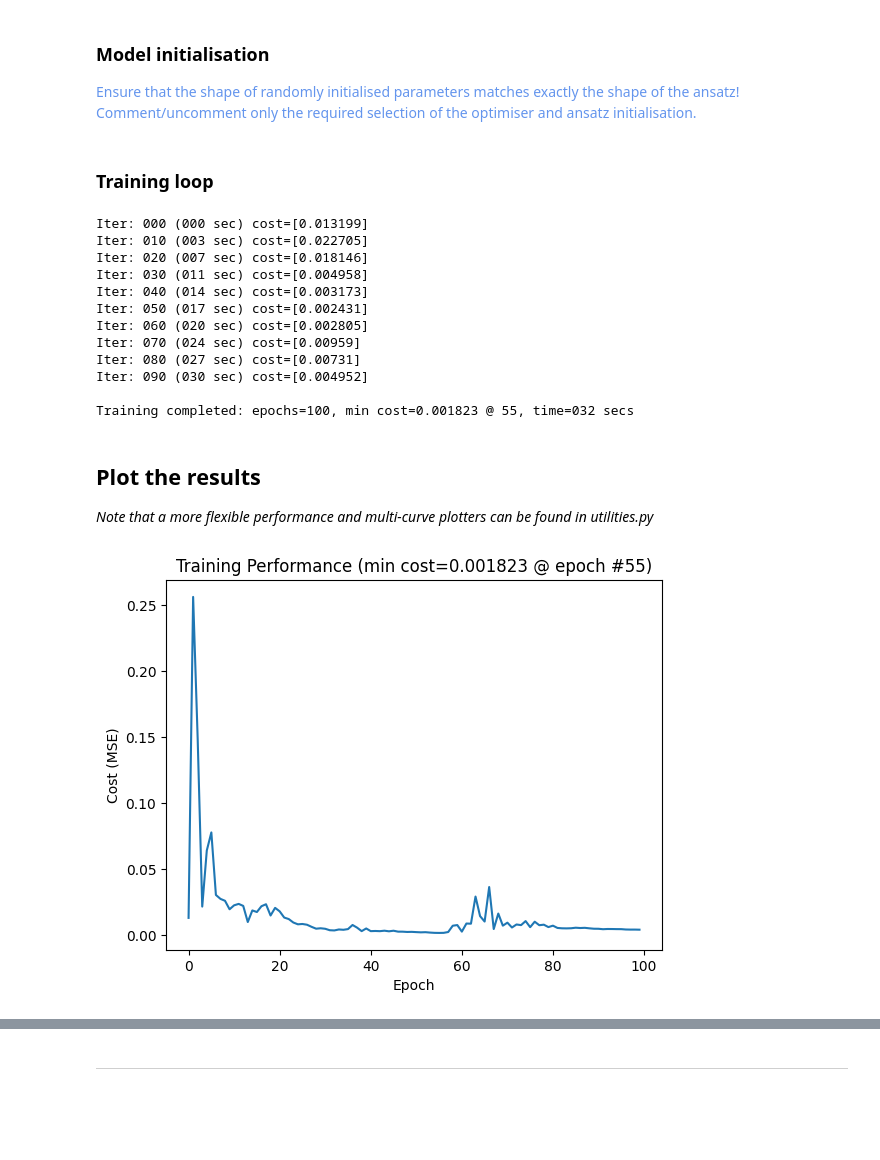
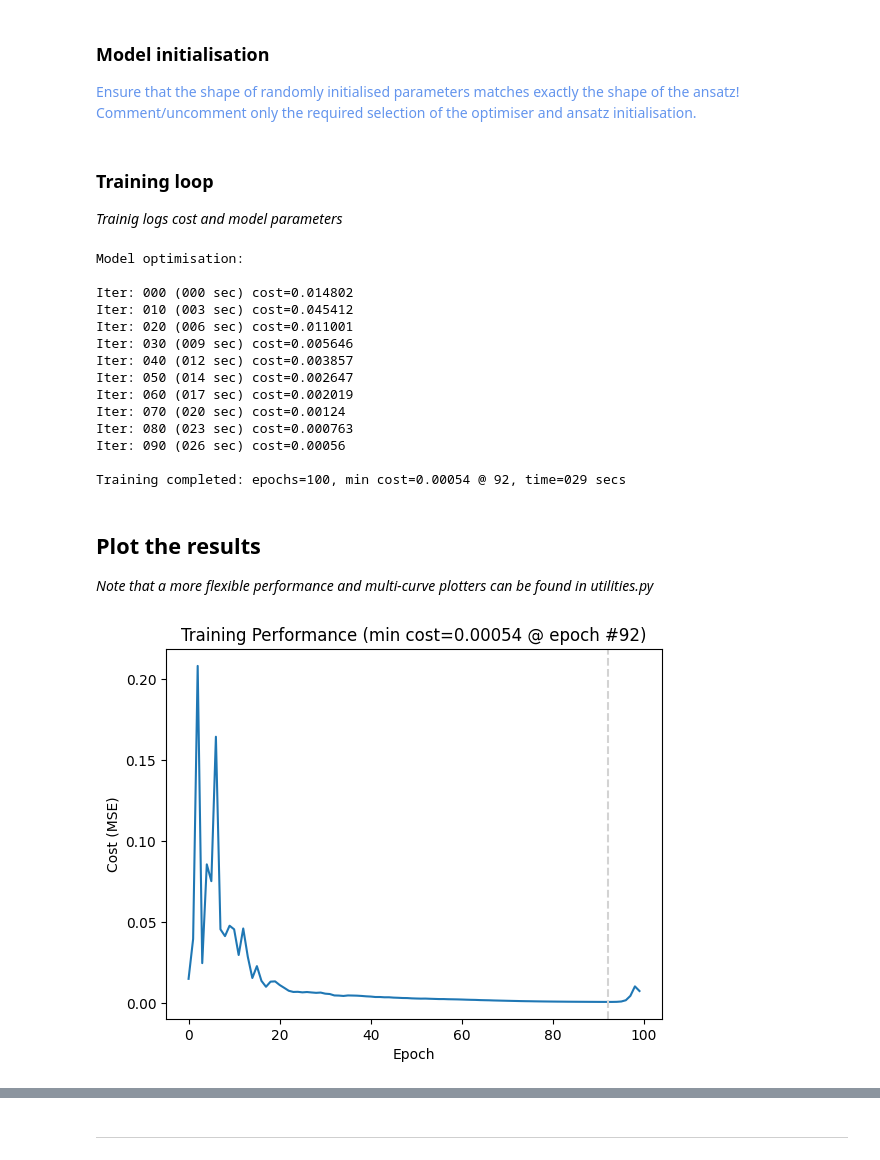
Before and after one commit to ironfrown/pennylane_intro_hands_on, a Jupyter notebook: notebooks/s01_simple_model_v3_6D_demo_09_Secret.ipynb, the cells around one changed output, grey strips where cells are left out. Drawn from its saved outputs; the diff is of its cells as text; code cells hidden in the pictures; blank space fills up the shorter version.

```diff
--- a/notebooks/s01_simple_model_v3_6D_demo_09_Secret.ipynb
+++ b/notebooks/s01_simple_model_v3_6D_demo_09_Secret.ipynb
@@ -146,20 +170,21 @@ In this context, <strong><em>mse_cost</em></strong> is used as an <strong><em>ob
 Also note that for the model training purposes, <em>mse_cost</em> defined here cannot be replaced by sklearn <em>mean_squared_error</em>,<br>
 as it does not understand gradients. When we switch to PyTorch, we will use its full suite of gradient-aware loss/cost functions.</font>
 # %%
-### Our own gradient-friendly cost function
+### Our own gradient-friendly loss function
 def mse_cost(targets, predictions):
     cost = 0
     for l, p in zip(targets, predictions):
-        loss = (l - p) ** 2
-        cost = cost + loss
+        cost = cost + (l - p) ** 2
     cost = cost / len(targets)
     return cost
 
-### Cost calculated with a parametrised model
-#   (here used via a global name)
-def cost_fun(params, inputs, targets):
-    preds = [qnn_model(params, x) for x in inputs]
-    return mse_cost(targets, preds)
+### The cost function generator
+def cost_fun_gen(model, cost_fun):
+    def _cost_fun(params, inputs, targets):
+        nonlocal model, cost_fun
+        preds = [model(params, x) for x in inputs]
+        return cost_fun(targets, preds)
+    return _cost_fun
 # %% [markdown]
 ## Model visualisation
 # %%
@@ -178,8 +201,13 @@ StronglyEntanglingLayers shape: (4, 4, 3)
 np.random.seed(seed)
 
 ### Uncomment only the initialisation matching the ansatz (or else you'll get an error)
-# test_params = np.random.uniform(high=np.pi, size=(n_layers, n_qubits), requires_grad=True)
-test_params = np.random.uniform(high=np.pi, size=(n_layers, n_qubits, 3), requires_grad=True)
+qnn_shape = qnn_model_shape(n_wires, n_layers=n_layers, basic=basic_ent)
+test_params = np.random.uniform(high=np.pi, size=qnn_shape, requires_grad=True)*weight_scaler
 test_data = X[0]
+
+### Create a model
+qnn_model_fun = qnn_model_gen(n_wires, basic=basic_ent)
+qnn_model = qml.QNode(qnn_model_fun, device=dev, shots=shots,
+                      diff_method=diff_method, interface=interface)
 qnn_model(test_params, test_data)
 # %% [output]
@@ -213,23 +230,28 @@ Comment/uncomment only the required selection of the optimiser and ansatz initia
 # %%
 ### For reproducibility
 np.random.seed(seed)
+
+### Select cost function
+cost_fun = cost_fun_gen(qnn_model, mse_cost)
 
 ### Select one of many optimisers built into PennyLane
 opt = qml.AdamOptimizer(stepsize=0.5)
 
 ### Select the random initial parameters to match the ansatz shape
-# init_params = np.random.uniform(high=np.pi*0.1, size=(n_layers, n_qubits), requires_grad=True)
-init_params = np.random.uniform(high=np.pi*0.1, size=(n_layers, n_qubits, 3), requires_grad=True)
+init_params = np.random.uniform(high=np.pi*weight_scaler, size=qnn_shape, requires_grad=True)
 # %% [markdown]
 ### Training loop
+*Trainig logs cost and model parameters*
 # %%
 ### For reproducibility
 np.random.seed(seed)
 
 ### Prepare training
 hist_cost = []
+hist_params = []
 prompt_fract = 0.1
 params = copy.deepcopy(init_params)
+print('\nModel optimisation:\n')
 
 ### Training loop
 start_time = time.time()
@@ -237,36 +259,41 @@ for iter in range(epochs):
     params, cost = opt.step_and_cost(lambda p: cost_fun(p, X, y), params)
     elapsed_time = time.time()-start_time
     hist_cost.append(cost.item())
+    hist_params.append(params)
     if (prompt_fract == 0) or (iter % int(prompt_fract*epochs) == 0):
         print(f'Iter: {iter:03d} ({int(elapsed_time):03d} sec) cost={np.round(cost.numpy(), 6)}')
 
 ### Print the training summary
 min_cost = np.min(hist_cost)
 min_iter = np.argmin(hist_cost)
+opt_params = hist_params[min_iter]
 print(f'\nTraining completed: epochs={epochs}, min cost={np.round(min_cost, 6)} @ {min_iter}, time={int(elapsed_time):03d} secs\n')
 # %% [output]
-Iter: 000 (000 sec) cost=[0.013199]
-Iter: 010 (003 sec) cost=[0.022705]
-Iter: 020 (007 sec) cost=[0.018146]
-Iter: 030 (011 sec) cost=[0.004958]
-Iter: 040 (014 sec) cost=[0.003173]
-Iter: 050 (017 sec) cost=[0.002431]
-Iter: 060 (020 sec) cost=[0.002805]
-Iter: 070 (024 sec) cost=[0.00959]
-Iter: 080 (027 sec) cost=[0.00731]
-Iter: 090 (030 sec) cost=[0.004952]
+Model optimisation:
 
-Training completed: epochs=100, min cost=0.001823 @ 55, time=032 secs
+Iter: 000 (000 sec) cost=0.014802
+Iter: 010 (003 sec) cost=0.045412
+Iter: 020 (006 sec) cost=0.011001
+Iter: 030 (009 sec) cost=0.005646
+Iter: 040 (012 sec) cost=0.003857
+Iter: 050 (014 sec) cost=0.002647
+Iter: 060 (017 sec) cost=0.002019
+Iter: 070 (020 sec) cost=0.00124
+Iter: 080 (023 sec) cost=0.000763
+Iter: 090 (026 sec) cost=0.00056
+
+Training completed: epochs=100, min cost=0.00054 @ 92, time=029 secs
 # %% [markdown]
 ## Plot the results
 *Note that a more flexible performance and multi-curve plotters can be found in utilities.py*
 # %%
 ### Show training performance
 plt.title(f'Training Performance (min cost={np.round(min_cost, 6)} @ epoch #{min_iter})')
 plt.xlabel('Epoch')
 plt.ylabel('Cost (MSE)')
 plt.plot(hist_cost,'-')
+plt.axvline(x=min_iter, c='lightgray', ls='--')
 plt.show()
 # %% [output]
-[figure, old version]
+[figure, new version]
 # %%
```
Also changed, not shown: parts of 8 cells of this notebook, 1 other file.
